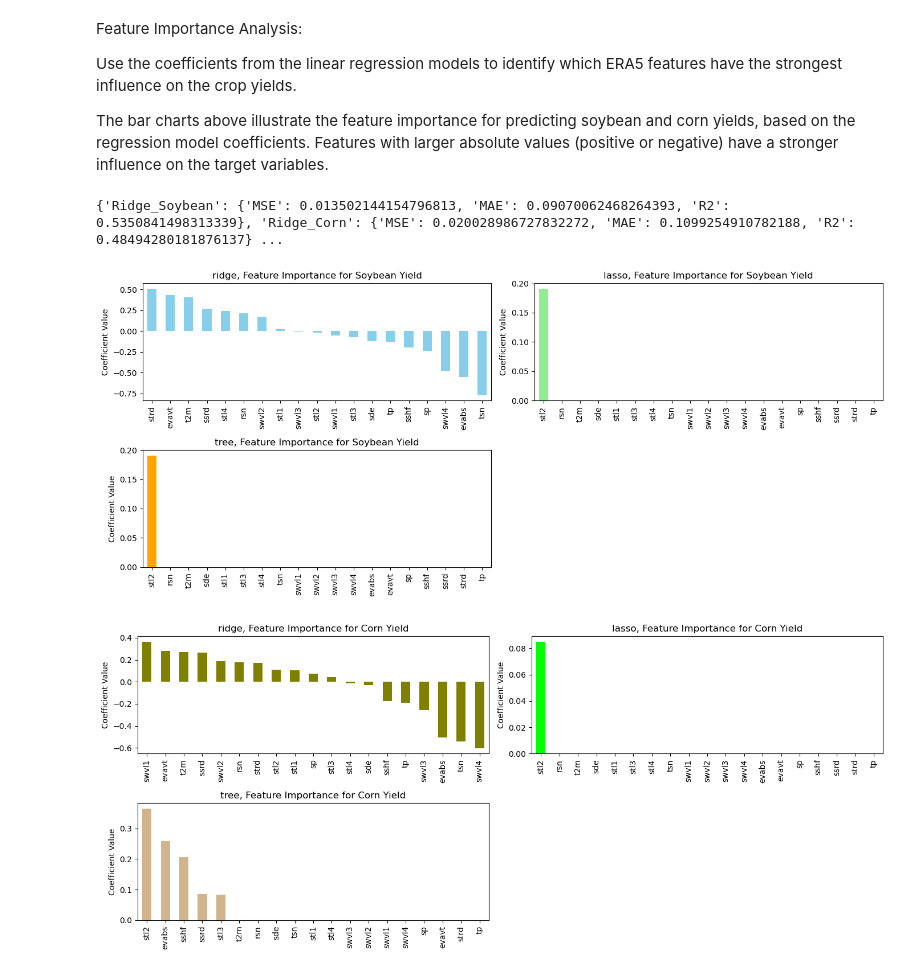
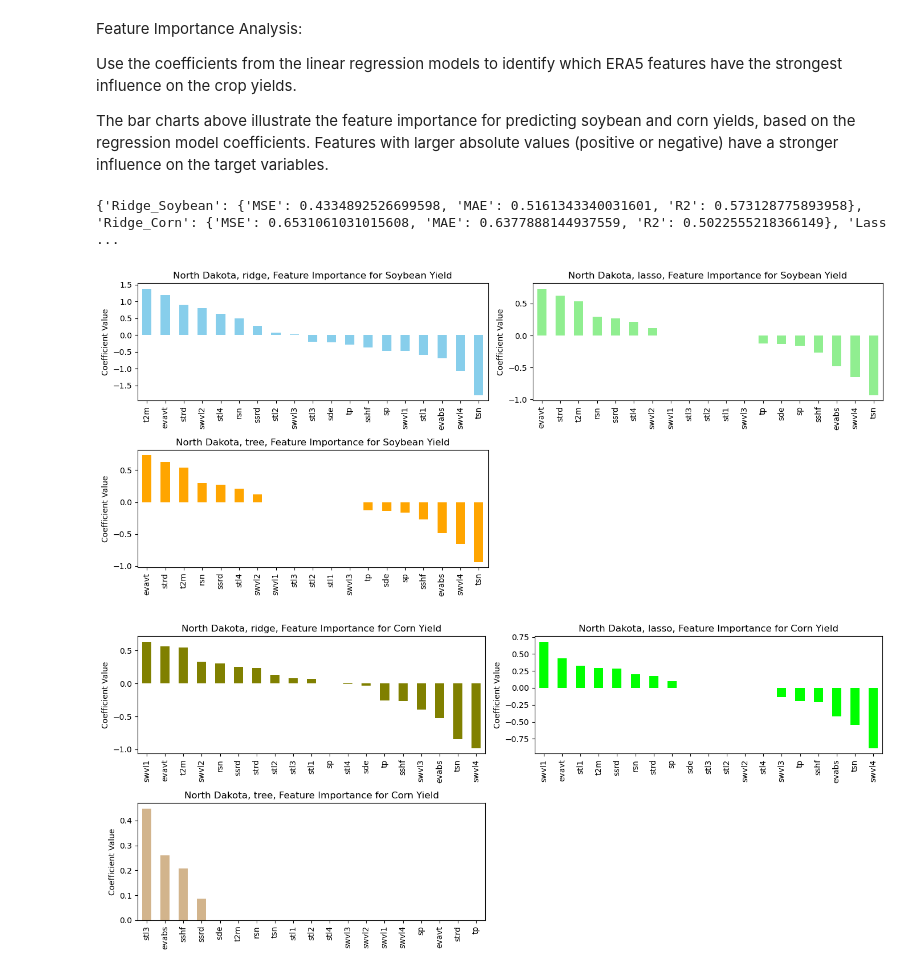
Before and after one commit to Vyzedd/pepper, a Jupyter notebook: Feature Regression/North Dakota.ipynb, the cells around one changed output. Drawn from its saved outputs; the diff is of its cells as text; code cells hidden in the pictures.

```diff
--- a/Feature Regression/North Dakota.ipynb
+++ b/Feature Regression/North Dakota.ipynb
@@ -2,6 +2,9 @@
 import boto3
 import pandas as pd
 from sklearn.preprocessing import MinMaxScaler
+from sklearn.preprocessing import StandardScaler
+from sklearn.preprocessing import RobustScaler
+from sklearn.preprocessing import Normalizer
 import io
 
 # 定义 S3 路径
@@ -19,9 +22,9 @@ merged_df = pd.read_csv(io.BytesIO(response['Body'].read()))
 X = merged_df.drop(columns=['Soybean Value', 'Corn Value'])  # 特征变量
 y = merged_df[['Soybean Value', 'Corn Value']]  # 目标变量
 
-# 初始化 MinMaxScaler
-scaler_X = MinMaxScaler()
-scaler_y = MinMaxScaler()
+# 初始化 StandardScaler
+scaler_X = StandardScaler()
+scaler_y = StandardScaler()
 
 # 归一化处理
 X_scaled = scaler_X.fit_transform(X)
@@ -194,30 +197,30 @@ for model_name, model in best_models.items():
 
 print(optimized_results)
 # %% [output]
-{'Ridge_Soybean': {'MSE': 0.013502144154796813, 'MAE': 0.09070062468264393, 'R2': 0.5350841498313339}, 'Ridge_Corn': {'MSE': 0.020028986727832272, 'MAE': 0.1099254910782188, 'R2': 0.48494280181876137} ...
+{'Ridge_Soybean': {'MSE': 0.4334892526699598, 'MAE': 0.5161343340031601, 'R2': 0.573128775893958}, 'Ridge_Corn': {'MSE': 0.6531061031015608, 'MAE': 0.6377888144937559, 'R2': 0.5022555218366149}, 'Lass ...
 # %%
 ridge_importance = pd.Series(best_models["Ridge_Soybean"].coef_, index=X.columns).sort_values(ascending=False)
 lasso_importance = pd.Series(best_models["Lasso_Soybean"].coef_, index=X.columns).sort_values(ascending=False)
 tree_importance = pd.Series(best_models["DecisionTree_Soybean"].feature_importances_, index=X.columns).sort_values(ascending=False)
 
 # Plot feature importance
 plt.figure(figsize=(14, 6))
 plt.subplot(2, 2, 1)
-ridge_importance.plot(kind='bar', title='ridge, Feature Importance for Soybean Yield', color='skyblue')
+ridge_importance.plot(kind='bar', title='North Dakota, ridge, Feature Importance for Soybean Yield', color='skyblue')
 plt.ylabel('Coefficient Value')
 
 plt.subplot(2, 2, 2)
-lasso_importance.plot(kind='bar', title='lasso, Feature Importance for Soybean Yield', color='lightgreen')
+lasso_importance.plot(kind='bar', title='North Dakota, lasso, Feature Importance for Soybean Yield', color='lightgreen')
 plt.ylabel('Coefficient Value')
 
 plt.subplot(2, 2, 3)
-lasso_importance.plot(kind='bar', title='tree, Feature Importance for Soybean Yield', color='orange')
+lasso_importance.plot(kind='bar', title='North Dakota, tree, Feature Importance for Soybean Yield', color='orange')
 plt.ylabel('Coefficient Value')
 
 plt.tight_layout()
 plt.show()
 # %% [output]
-[figure, old version]
+[figure, new version]
 # %%
 ridge_importance_corn = pd.Series(best_models["Ridge_Corn"].coef_, index=X.columns).sort_values(ascending=False)
 lasso_importance_corn = pd.Series(best_models["Lasso_Corn"].coef_, index=X.columns).sort_values(ascending=False)
@@ -226,18 +229,18 @@ tree_importance_corn = pd.Series(best_models["DecisionTree_Corn"].feature_import
 # Plot feature importance
 plt.figure(figsize=(14, 6))
 plt.subplot(2, 2, 1)
-ridge_importance_corn.plot(kind='bar', title='ridge, Feature Importance for Corn Yield', color='olive')
+ridge_importance_corn.plot(kind='bar', title='North Dakota, ridge, Feature Importance for Corn Yield', color='olive')
 plt.ylabel('Coefficient Value')
 
 plt.subplot(2, 2, 2)
-lasso_importance_corn.plot(kind='bar', title='lasso, Feature Importance for Corn Yield', color='lime')
+lasso_importance_corn.plot(kind='bar', title='North Dakota, lasso, Feature Importance for Corn Yield', color='lime')
 plt.ylabel('Coefficient Value')
 
 plt.subplot(2, 2, 3)
-tree_importance_corn.plot(kind='bar', title='tree, Feature Importance for Corn Yield', color='tan')
+tree_importance_corn.plot(kind='bar', title='North Dakota, tree, Feature Importance for Corn Yield', color='tan')
 plt.ylabel('Coefficient Value')
 
 plt.tight_layout()
 plt.show()
 # %% [output]
-[figure, old version]
+[figure, new version]
```
Also changed, not shown: parts of 3 cells of this notebook, 5 other files.
